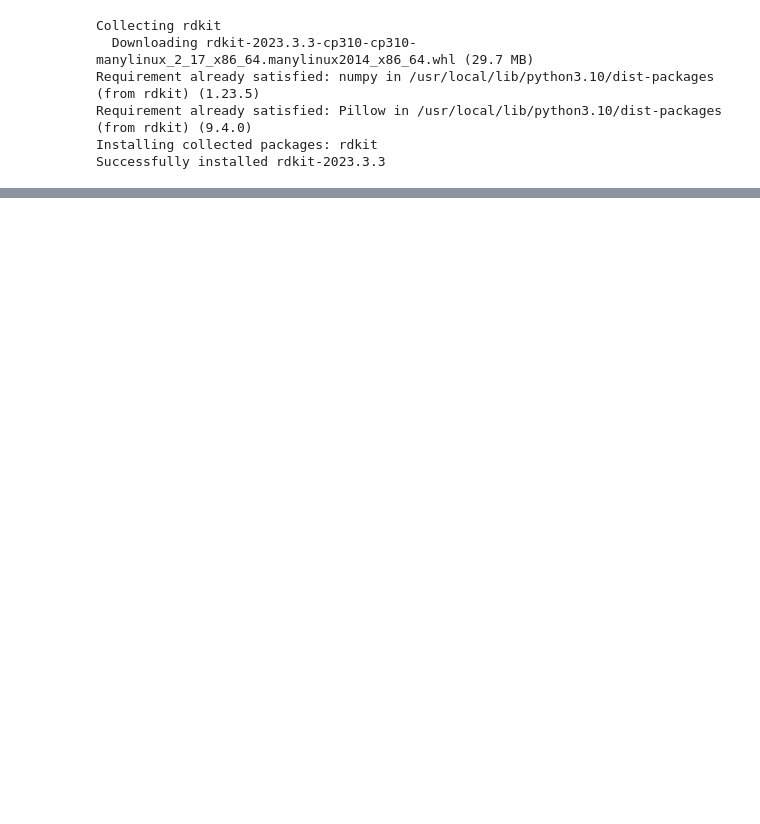
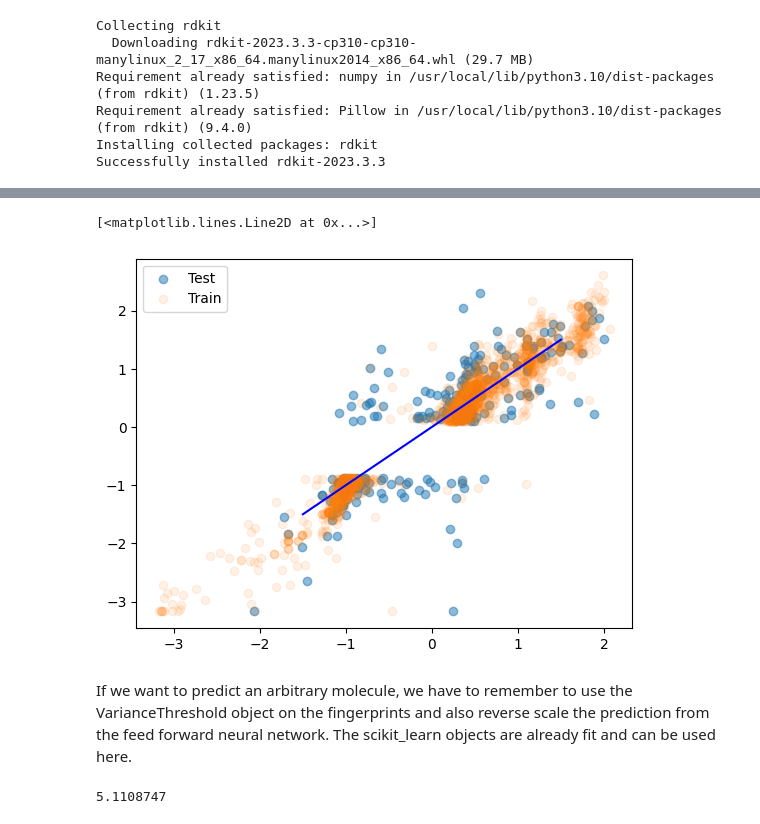
Before and after one commit to Jahan08/Advanced-AI-algorithm-practice-hERG-data, a Jupyter notebook: Building_a_simple_QSAR_model_using_a_feed_forward_neural_network_in_PyTorch_hERG_dataset.ipynb, the cells around one changed output, grey strips where cells are left out. Cells and saved outputs as stored; diff of their text form; code cells hidden in the pictures; blank space fills up the shorter version.

```diff
--- a/Building_a_simple_QSAR_model_using_a_feed_forward_neural_network_in_PyTorch_hERG_dataset.ipynb
+++ b/Building_a_simple_QSAR_model_using_a_feed_forward_neural_network_in_PyTorch_hERG_dataset.ipynb
@@ -327,0 +97,12 @@ Compared to the fingerprint feed forward network, this model seems to be slightl
+# %%
+# Let's get those arrays transfered to the GPU memory as tensors
+device = torch.device("cuda:0" if torch.cuda.is_available() else "cpu")
+print(device)
+# If you don't have a GPU, buy a graphics card. I have for a long time used a 1060 GTX, which is not that expensive anymore.
+X_train = torch.tensor(X_train, device=device).float()
+X_test = torch.tensor(X_test, device=device).float()
+X_validation = torch.tensor(X_validation, device=device).float()
+y_train = torch.tensor(y_train, device=device).float()
+y_test = torch.tensor(y_test, device=device).float()
+y_validation = torch.tensor(y_validation, device=device).float()
+X_train
@@ -327,0 +172,8 @@ Compared to the fingerprint feed forward network, this model seems to be slightl
+# %%
+#Defining the hyperparameters
+input_size = X_train.size()[-1]     # The input size should fit our fingerprint size
+hidden_size = 1024   # The size of the hidden layer
+dropout_rate = 0.80    # The dropout rate
+output_size = 1        # This is just a single task, so this will be one
+learning_rate = 0.001  # The learning rate for the optimizer
+model = Net(input_size, hidden_size, dropout_rate, output_size)
@@ -327,0 +245,5 @@ Compared to the fingerprint feed forward network, this model seems to be slightl
+# %%
+model.eval() #Swith to evaluation mode, where dropout is switched off
+y_pred_train = model(X_train)
+y_pred_validation = model(X_validation)
+y_pred_test = model(X_test)
@@ -327,0 +270,25 @@ Compared to the fingerprint feed forward network, this model seems to be slightl
+# %%
+def flatten(tensor):
+    return tensor.cpu().detach().numpy().flatten()
+# %%
+plt.scatter(flatten(y_pred_test), flatten(y_test), alpha=0.5, label="Test")
+plt.scatter(flatten(y_pred_train), flatten(y_train), alpha=0.1, label="Train")
+plt.legend()
+plt.plot([-1.5, 1.5], [-1.5,1.5], c="b")
+# %% [output]
+[<matplotlib.lines.Line2D at 0x...>]
+[figure, added]
+# %% [markdown]
+If we want to predict an arbitrary molecule, we have to remember to use the VarianceThreshold object on the fingerprints and also reverse scale the prediction from the feed forward neural network. The scikit_learn objects are already fit and can be used here.
+# %%
+def predict_smiles(smiles):
+    fp =mol2fp(Chem.MolFromSmiles(smiles)).reshape(1,-1)
+    fp_filtered = feature_select.transform(fp)
+    fp_tensor = torch.tensor(fp_filtered, device=device).float()
+    prediction = model(fp_tensor)
+    #return prediction.cpu().detach().numpy()
+    pIC50 = scaler.inverse_transform(prediction.cpu().detach().numpy())
+    return pIC50[0][0]
+predict_smiles('Cc1ccc2c(N3CCNCC3)cc(F)cc2n1')
+# %% [output]
+5.1108747
```
Also changed, not shown: parts of 82 cells of this notebook.
